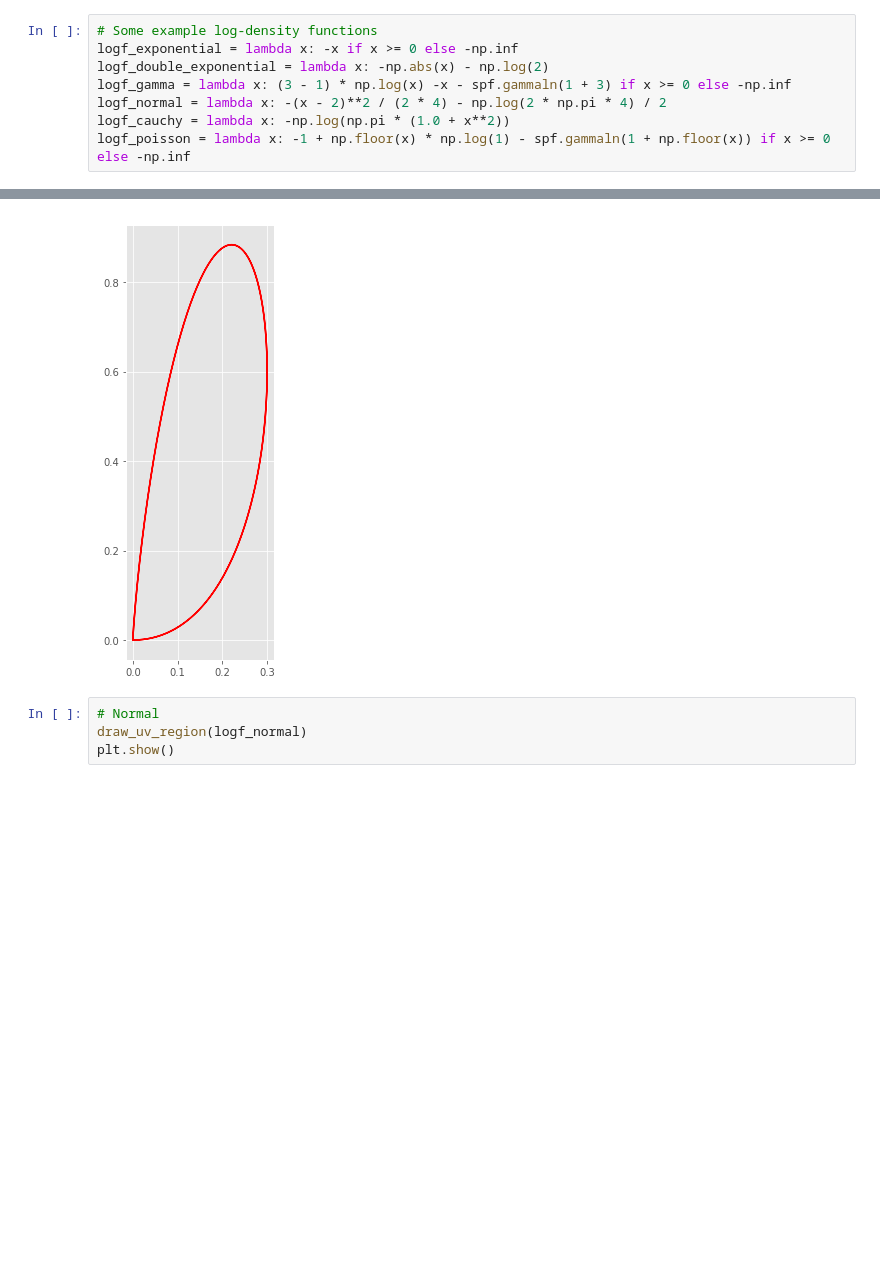
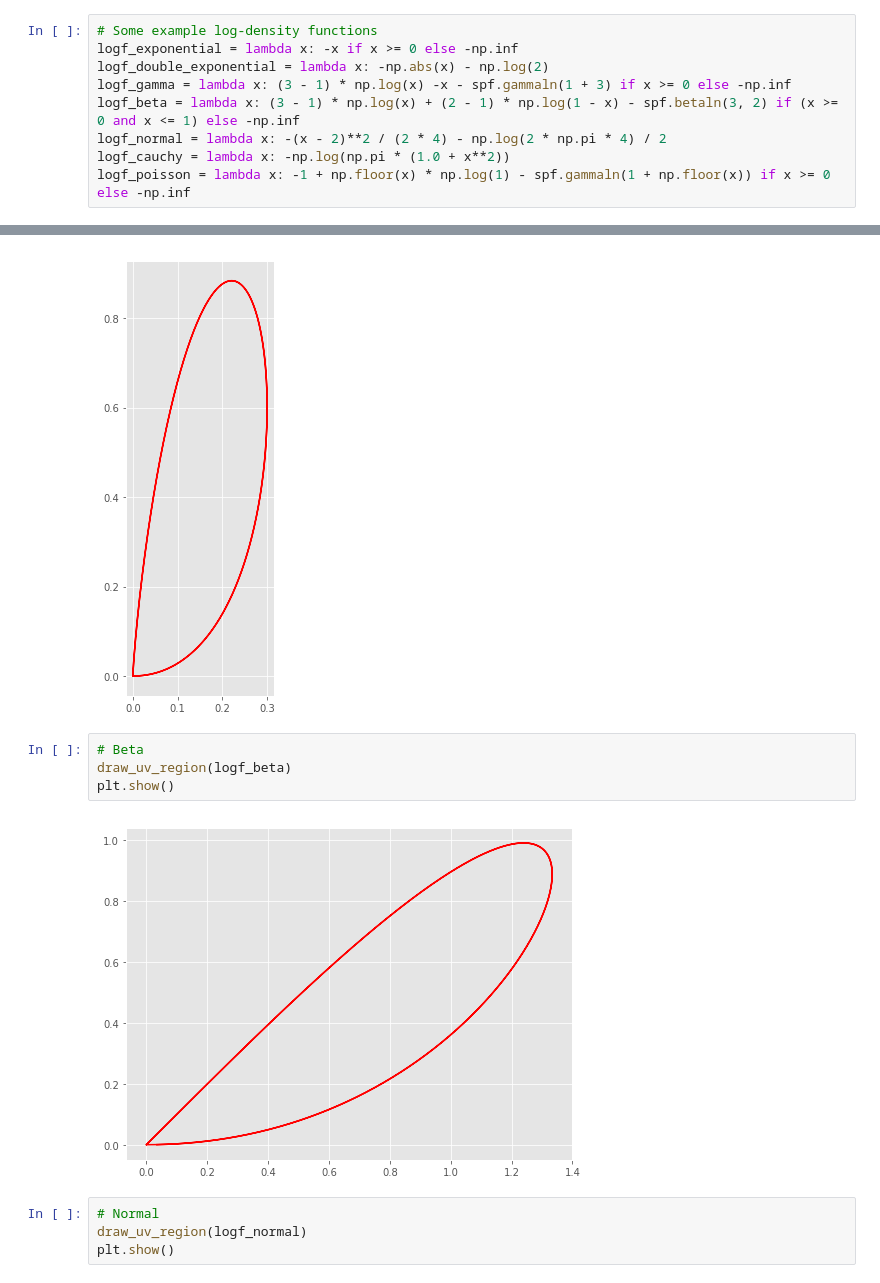
Before and after one commit to drpeteb/ratio-of-uniforms-sampling, a Jupyter notebook: ratio-of-uniforms-sampling.ipynb, the cells around one changed output, grey strips where cells are left out. Drawn from its saved outputs; the diff is of its cells as text; blank space fills up the shorter version.

Commit message:
Add beta, tidy up and fix typo

```diff
--- a/ratio-of-uniforms-sampling.ipynb
+++ b/ratio-of-uniforms-sampling.ipynb
@@ -19,6 +19,7 @@ warnings.filterwarnings('ignore')
 logf_exponential = lambda x: -x if x >= 0 else -np.inf
 logf_double_exponential = lambda x: -np.abs(x) - np.log(2)
 logf_gamma = lambda x: (3 - 1) * np.log(x) -x - spf.gammaln(1 + 3) if x >= 0 else -np.inf
+logf_beta = lambda x: (3 - 1) * np.log(x) + (2 - 1) * np.log(1 - x) - spf.betaln(3, 2) if (x >= 0 and x <= 1) else -np.inf
 logf_normal = lambda x: -(x - 2)**2 / (2 * 4) - np.log(2 * np.pi * 4) / 2
 logf_cauchy = lambda x: -np.log(np.pi * (1.0 + x**2))
 logf_poisson = lambda x: -1 + np.floor(x) * np.log(1) - spf.gammaln(1 + np.floor(x)) if x >= 0 else -np.inf
@@ -191,6 +192,12 @@ draw_uv_region(logf_gamma)
 plt.show()
 # %% [output]
 [figure]
+# %%
+# Beta
+draw_uv_region(logf_beta)
+plt.show()
+# %% [output]
+[figure, added]
 # %%
 # Normal
 draw_uv_region(logf_normal)
```
Also changed, not shown: parts of 6 cells of this notebook.
